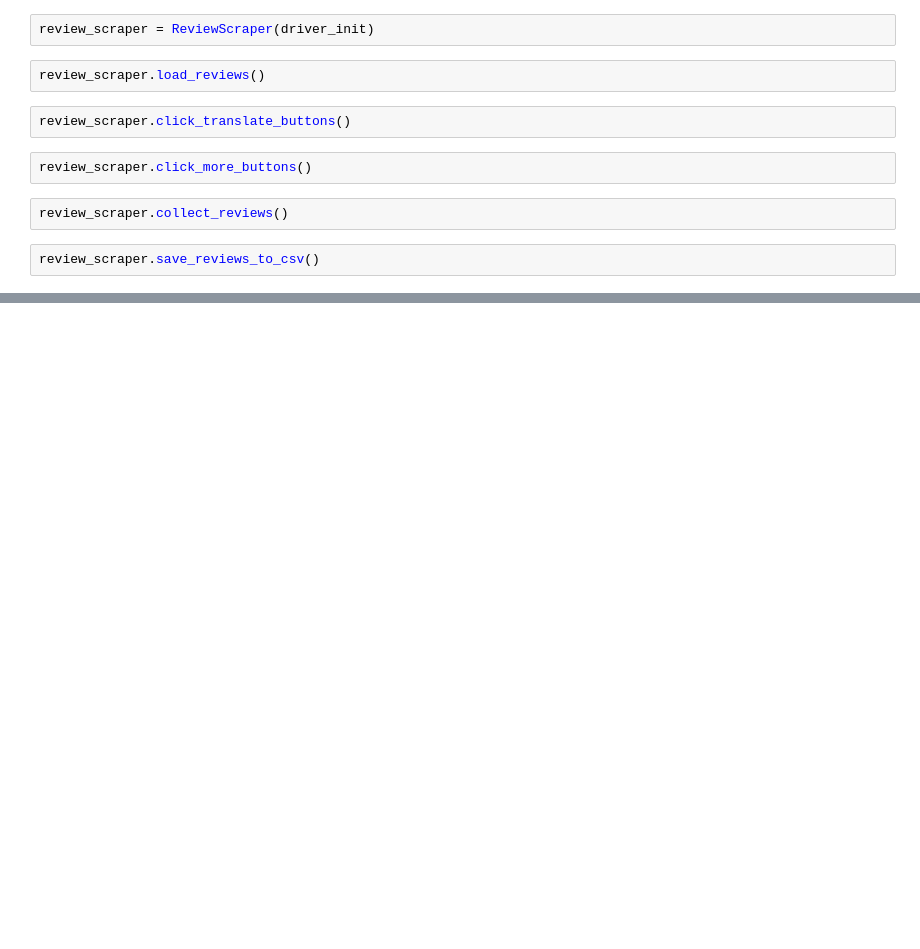
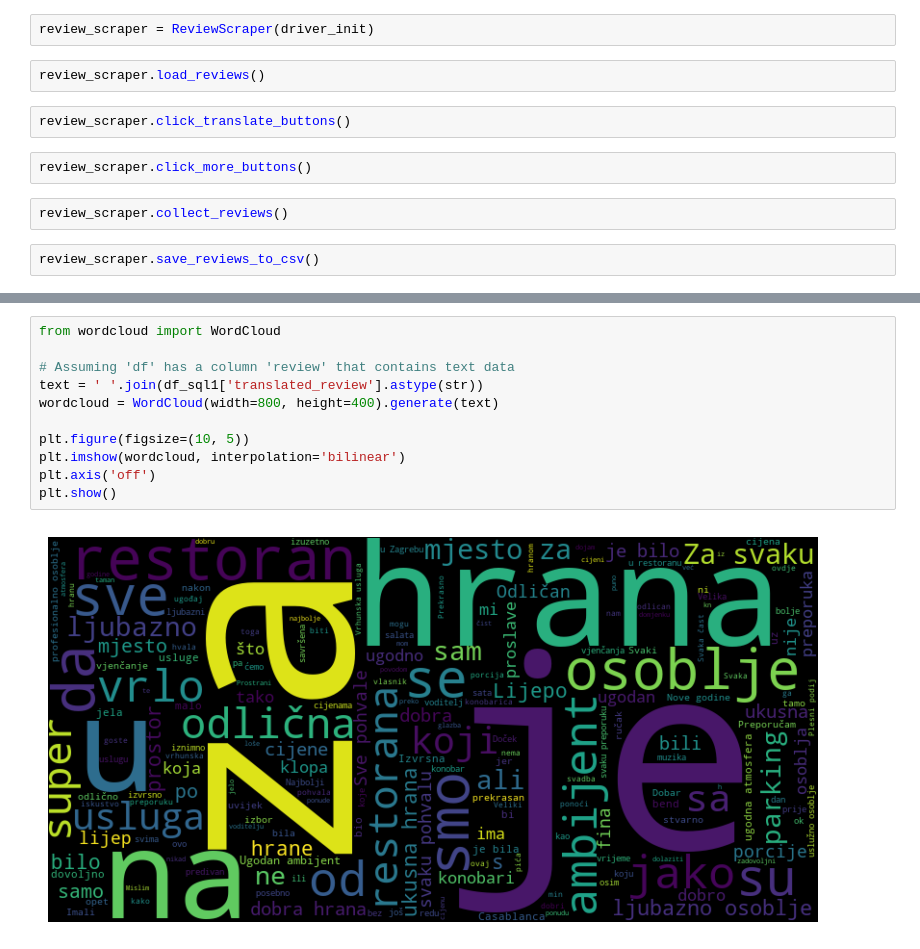
Before and after one commit to IvanVatroslav/RedditSentimentAnalysis, a Jupyter notebook: notebooks/main.ipynb, the cells around one changed output, grey strips where cells are left out. Drawn from its saved outputs; the diff is of its cells as text; blank space fills up the shorter version.

```diff
--- a/notebooks/main.ipynb
+++ b/notebooks/main.ipynb
@@ -55,0 +76,13 @@ C:/Users/ivan.zeljeznjak/DataspellProjects/RedditSentimentAnalysis/notebooks/mai
+# %%
+from wordcloud import WordCloud
+
+# Assuming 'df' has a column 'review' that contains text data
+text = ' '.join(df_sql1['translated_review'].astype(str))
+wordcloud = WordCloud(width=800, height=400).generate(text)
+
+plt.figure(figsize=(10, 5))
+plt.imshow(wordcloud, interpolation='bilinear')
+plt.axis('off')
+plt.show()
+# %% [output]
+[figure, added]
```
Also changed, not shown: parts of 10 cells of this notebook, 9 other files.
